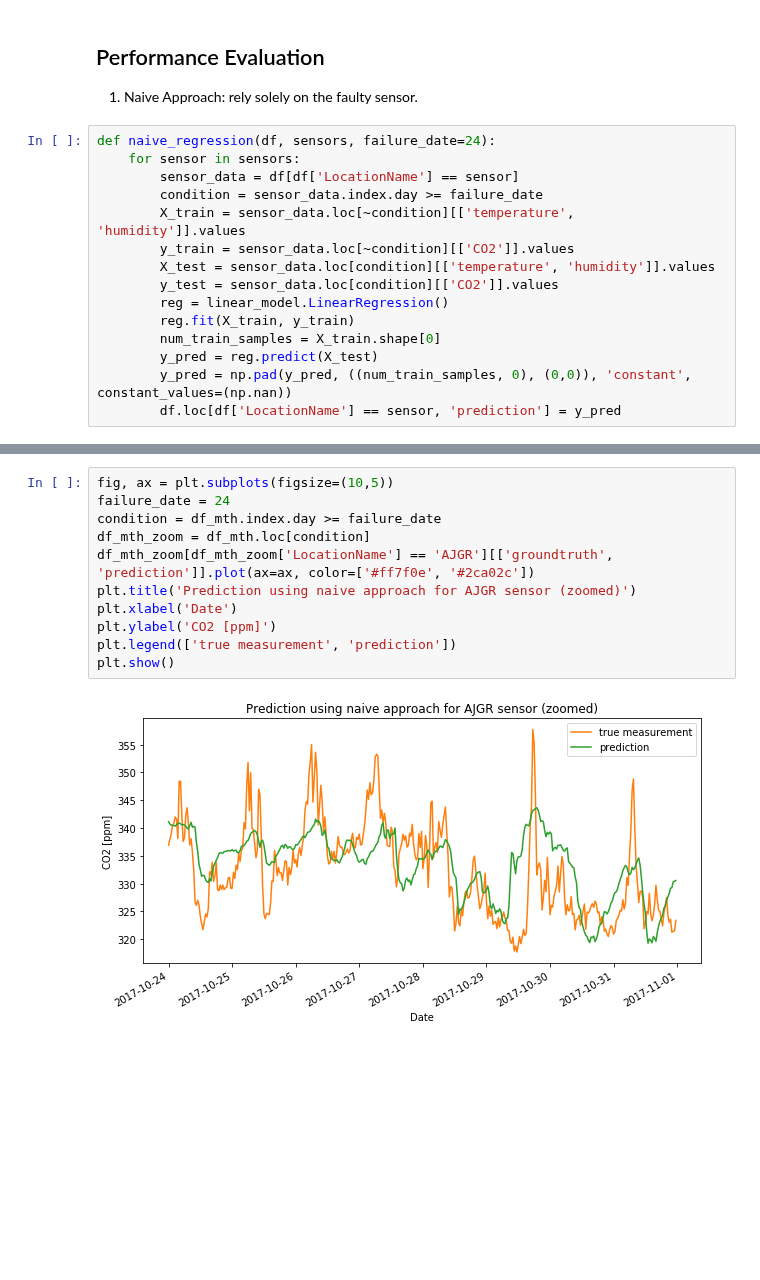
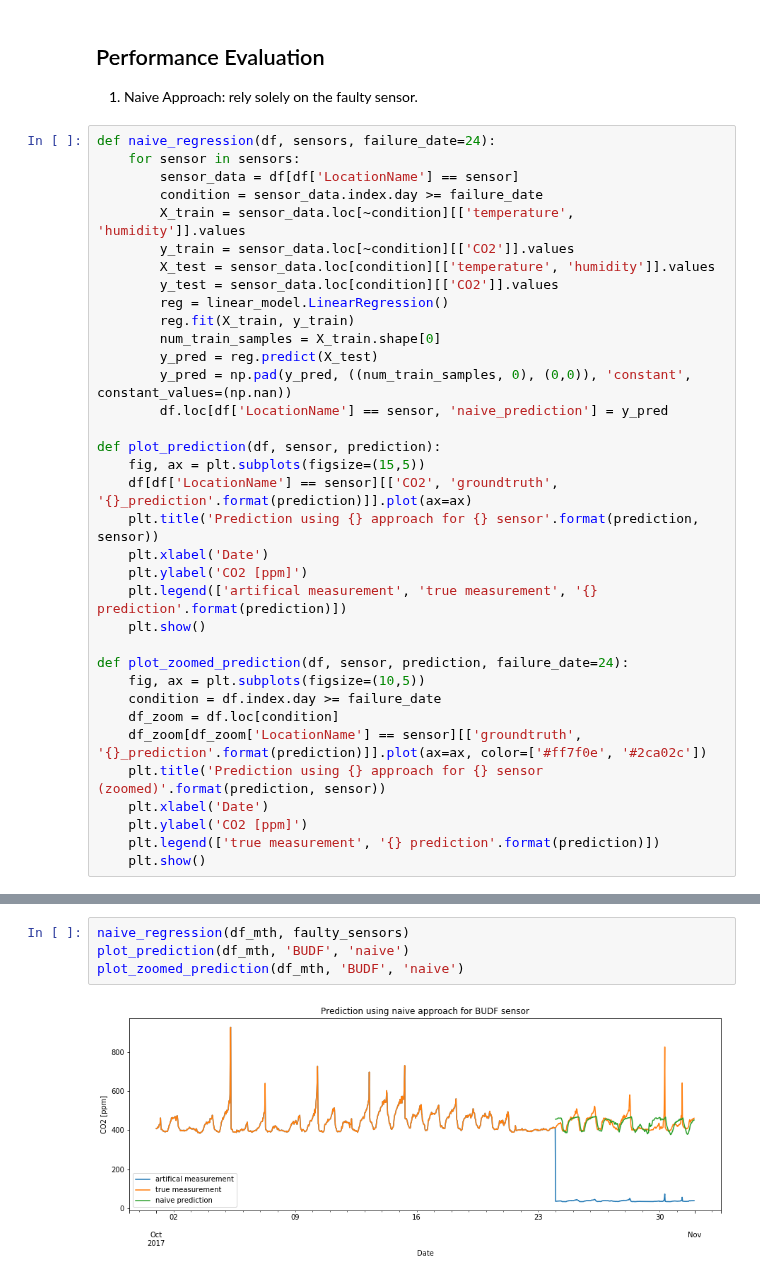
Before and after one commit to joelmfonseca/COM-503, a Jupyter notebook: mini_project/mini_project.ipynb, the cells around one changed output, grey strips where cells are left out. Drawn from its saved outputs; the diff is of its cells as text; blank space fills up the shorter version.

Commit message:
added za approach + began wind and time approach

```diff
--- a/mini_project/mini_project.ipynb
+++ b/mini_project/mini_project.ipynb
@@ -324,4 +325,24 @@ def naive_regression(df, sensors, failure_date=24):
         num_train_samples = X_train.shape[0]
         y_pred = reg.predict(X_test)
         y_pred = np.pad(y_pred, ((num_train_samples, 0), (0,0)), 'constant', constant_values=(np.nan))
-        df.loc[df['LocationName'] == sensor, 'prediction'] = y_pred
+        df.loc[df['LocationName'] == sensor, 'naive_prediction'] = y_pred
+
+def plot_prediction(df, sensor, prediction):
+    fig, ax = plt.subplots(figsize=(15,5))
+    df[df['LocationName'] == sensor][['CO2', 'groundtruth', '{}_prediction'.format(prediction)]].plot(ax=ax)
+    plt.title('Prediction using {} approach for {} sensor'.format(prediction, sensor))
+    plt.xlabel('Date')
+    plt.ylabel('CO2 [ppm]')
+    plt.legend(['artifical measurement', 'true measurement', '{} prediction'.format(prediction)])
+    plt.show()
+
+def plot_zoomed_prediction(df, sensor, prediction, failure_date=24):
+    fig, ax = plt.subplots(figsize=(10,5))
+    condition = df.index.day >= failure_date
+    df_zoom = df.loc[condition]
+    df_zoom[df_zoom['LocationName'] == sensor][['groundtruth', '{}_prediction'.format(prediction)]].plot(ax=ax, color=['#ff7f0e', '#2ca02c'])
+    plt.title('Prediction using {} approach for {} sensor (zoomed)'.format(prediction, sensor))
+    plt.xlabel('Date')
+    plt.ylabel('CO2 [ppm]')
+    plt.legend(['true measurement', '{} prediction'.format(prediction)])
+    plt.show()
@@ -340,13 +349,6 @@ plt.show()
-# %%
-fig, ax = plt.subplots(figsize=(10,5))
-failure_date = 24
-condition = df_mth.index.day >= failure_date
-df_mth_zoom = df_mth.loc[condition]
-df_mth_zoom[df_mth_zoom['LocationName'] == 'AJGR'][['groundtruth', 'prediction']].plot(ax=ax, color=['#ff7f0e', '#2ca02c'])
-plt.title('Prediction using naive approach for AJGR sensor (zoomed)')
-plt.xlabel('Date')
-plt.ylabel('CO2 [ppm]')
-plt.legend(['true measurement', 'prediction'])
-plt.show()
-# %% [output]
-[figure, removed]
+# %%
+naive_regression(df_mth, faulty_sensors)
+plot_prediction(df_mth, 'BUDF', 'naive')
+plot_zoomed_prediction(df_mth, 'BUDF', 'naive')
+# %% [output]
+[figure, added]
```
Also changed, not shown: parts of 18 cells of this notebook.
